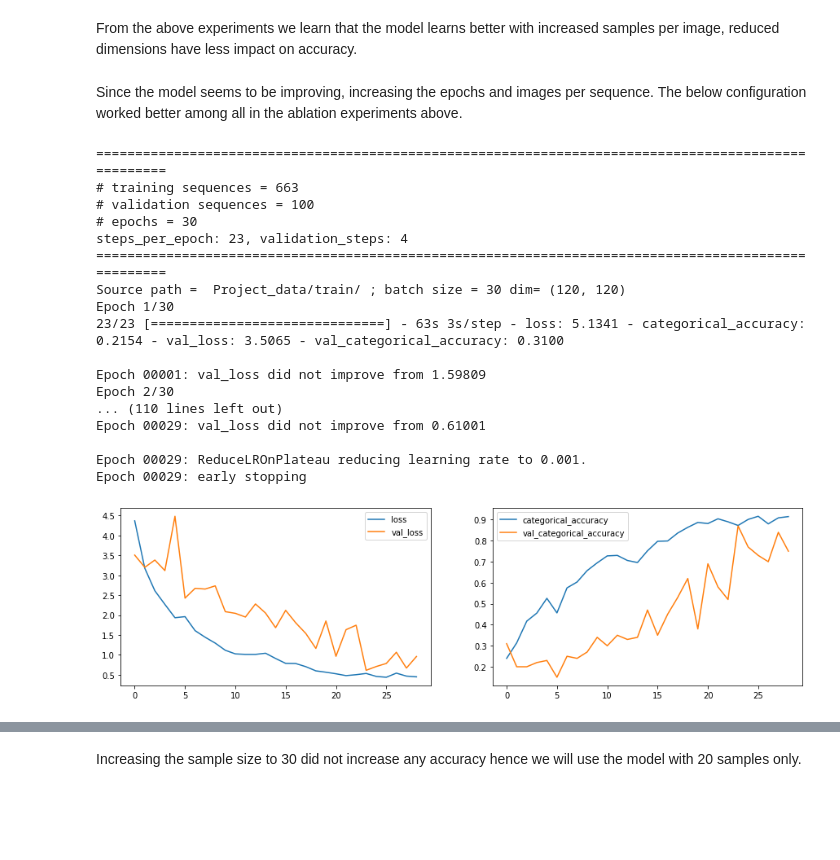
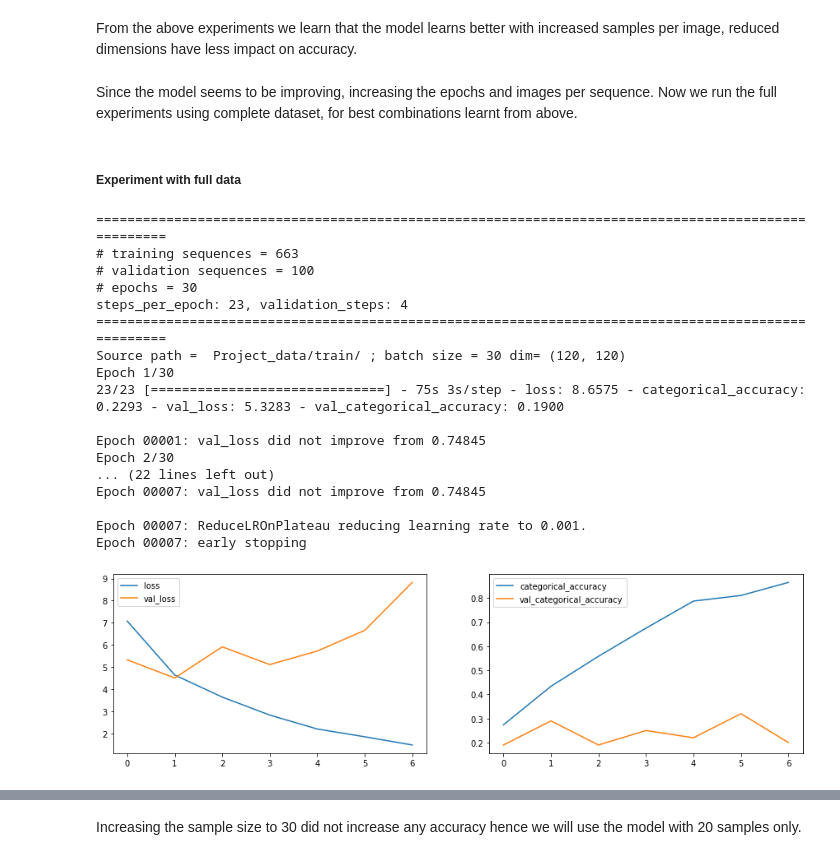
Before and after one commit to sriksmachi/ishara, a Jupyter notebook: gesture_recognition.ipynb, the cells around one changed output, grey strips where cells are left out. Saved outputs shown, nothing was run; the diff lists cells and outputs as text; code cells hidden in the pictures; blank space fills up the shorter version.

```diff
--- a/gesture_recognition.ipynb
+++ b/gesture_recognition.ipynb
@@ -598,10 +632,11 @@ The training loss reduced and accuracy increased, the model is able to learn wel
 #Experiment Parameters
 ablation_size=None
 batch_size=30
-num_epochs=15
+num_epochs=25
 dim=(120,120)
 
-run_3d_convolution(num_epochs, batch_size, dim, ablation_size,callbacks_list, samples=20)
+history = run_3d_convolution(num_epochs, batch_size, dim, ablation_size,callbacks_list, samples=20)
+plot(history)
 # %% [output]
 ====================================================================================================
 # training sequences = 663
@@ -644,13 +679,13 @@ model.add(BatchNormalization()),
 model.add(MaxPooling3D(pool_size=(2, 2, 2)))
 
 # learnings from https://machinelearningmastery.com/introduction-to-1x1-convolutions-to-reduce-the-complexity-of-convolutional-neural-networks/
-model.add(Conv3D(128, kernel_size=(1, 1, 1), activation='relu'))
+model.add(Conv3D(128, kernel_size=(2, 2, 2), activation='relu'))
 model.add(BatchNormalization()),
 model.add(MaxPooling3D(pool_size=(2, 2, 2)))
 
 model.add(Flatten())
-model.add(Dense(64, activation='relu'))
-model.add(Dense(64, activation='relu'))
+model.add(Dense(256, activation='relu'))
+model.add(Dense(256, activation='relu'))
 model.add(Dense(5, activation='softmax'))
 
 optimiser =  'sgd' #write your optimizer
@@ -705,10 +740,11 @@ Epoch 3/3
 #Experiment Parameters
 ablation_size=None
 batch_size=30
-num_epochs=15
+num_epochs=25
 dim=(120,120)
 
-run_3d_convolution(num_epochs, batch_size, dim, ablation_size,callbacks_list,samples=30)
+history = run_3d_convolution(num_epochs, batch_size, dim, ablation_size,callbacks_list,samples=30)
+plot(history)
 # %% [output]
 ====================================================================================================
 # training sequences = 663
@@ -733,12 +769,7 @@ Epoch 00006: early stopping
 
 I also converted the model to a function to experiment with different sample sizes, height and width. Notice that the batch normalization is removed because the model does not seem to be learning well with batch normalization applied. Hence here we apply only drop outs and l2 regularization
 # %%
-from keras.models import Sequential, Model
-from keras.layers import Dense, GRU, Flatten, TimeDistributed, Flatten, BatchNormalization, Activation,Dropout
-from keras.layers.convolutional import Conv3D, MaxPooling3D
-from keras.callbacks import ModelCheckpoint, ReduceLROnPlateau
-from keras import regularizers
-from keras import optimizers
+
 
 def create_conv3d_model(samples, height, width):
 
@@ -760,10 +791,10 @@ def create_conv3d_model(samples, height, width):
   model.add(MaxPooling3D(pool_size=(2, 2, 2)))
 
   model.add(Flatten())
-  model.add(Dense(128, activation='relu', kernel_regularizer=regularizers.l2(0.01)))
+  model.add(Dense(256, activation='relu', kernel_regularizer=regularizers.l2(0.01)))
   model.add(Dropout(0.4)),
 
-  model.add(Dense(128, activation='relu'))
+  model.add(Dense(256, activation='relu'))
   model.add(Dropout(0.4)),
 
   model.add(Dense(5, activation='softmax'))
@@ -956,37 +987,39 @@ Epoch 3/3
 # %% [markdown]
 From the above experiments we learn that the model learns better with increased samples per image, reduced dimensions have less impact on accuracy.
 # %% [markdown]
-Since the model seems to be improving, increasing the epochs and images per sequence. The below configuration worked better among all in the ablation experiments above.
+Since the model seems to be improving, increasing the epochs and images per sequence. Now we run the full experiments using complete dataset, for best combinations learnt from above.
+# %% [markdown]
+##### Experiment with full data
 # %%
 #Experiment Parameters with augmentation
 ablation_size=None
 batch_size=30
 num_epochs=30
 dim=(120,120)
-samples=20
+samples=25
 
 model = create_conv3d_model(samples,dim[0],dim[1])
 history = run_3d_convolution(num_epochs, batch_size, dim, ablation_size, callbacks_list, augmentation=True, samples=samples)
 plot(history)
 # %% [output]
 ====================================================================================================
 # training sequences = 663
 # validation sequences = 100
 # epochs = 30
 steps_per_epoch: 23, validation_steps: 4
 ====================================================================================================
 Source path =  Project_data/train/ ; batch size = 30 dim= (120, 120)
 Epoch 1/30
-23/23 [==============================] - 63s 3s/step - loss: 5.1341 - categorical_accuracy: 0.2154 - val_loss: 3.5065 - val_categorical_accuracy: 0.3100
+23/23 [==============================] - 75s 3s/step - loss: 8.6575 - categorical_accuracy: 0.2293 - val_loss: 5.3283 - val_categorical_accuracy: 0.1900
 
-Epoch 00001: val_loss did not improve from 1.59809
+Epoch 00001: val_loss did not improve from 0.74845
 Epoch 2/30
-... (110 lines left out)
-Epoch 00029: val_loss did not improve from 0.61001
+... (22 lines left out)
+Epoch 00007: val_loss did not improve from 0.74845
 
-Epoch 00029: ReduceLROnPlateau reducing learning rate to 0.001.
-Epoch 00029: early stopping
+Epoch 00007: ReduceLROnPlateau reducing learning rate to 0.001.
+Epoch 00007: early stopping
-[figure, old version]
+[figure, new version]
 # %%
 #Experiment Parameters with augmentation
 ablation_size=None
```
Also changed, not shown: parts of 48 cells of this notebook.
